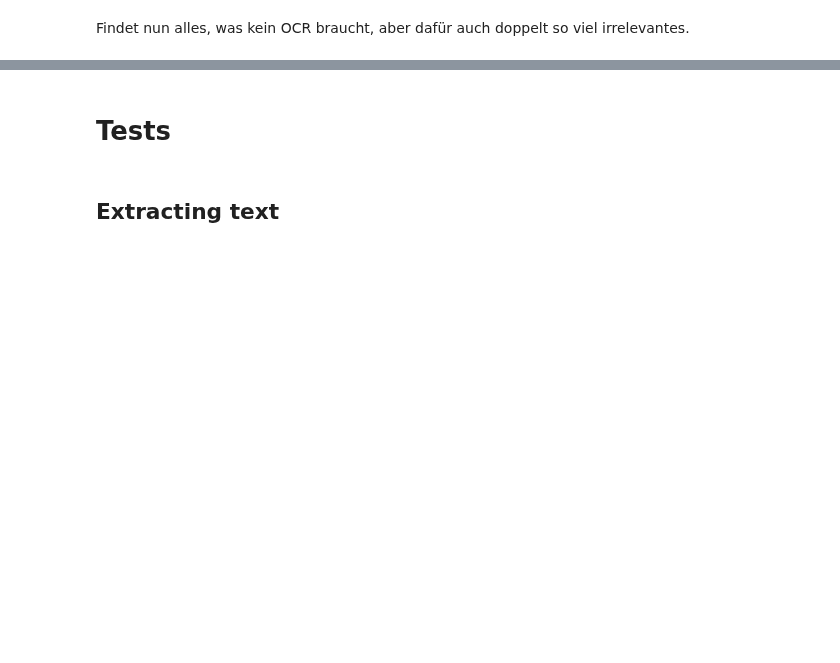
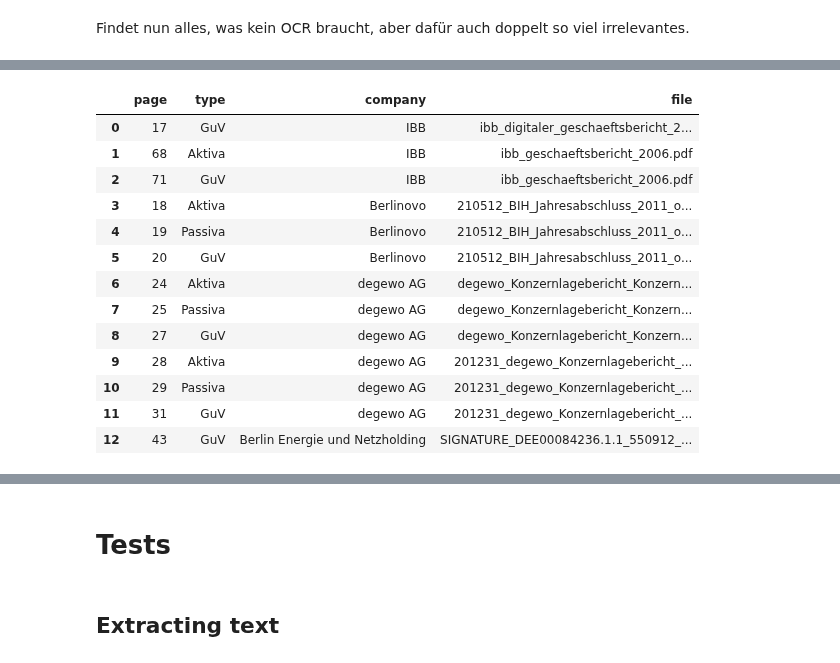
Before and after one commit to Famondir/Thesis, a Jupyter notebook: Python/page_detection_benchmark.ipynb, the cells around one changed output, grey strips where cells are left out. Drawn from its saved outputs; the diff is of its cells as text; code cells hidden in the pictures; blank space fills up the shorter version.

```diff
--- a/Python/page_detection_benchmark.ipynb
+++ b/Python/page_detection_benchmark.ipynb
@@ -397,0 +365,28 @@ Mit OCR und breitem Regex, könnenalle Seiten identifiziert werden. Es müssen d
+# %%
+# still not correct identified tables
+ben_df3['wrong'].drop(columns=['page_identified']).drop_duplicates().merge(
+    ben_df3['correct'].drop(columns=['page_identified']).drop_duplicates(),
+    on=['page', 'type', 'company', 'file'],
+    how='left',
+    indicator=True
+).query('_merge == "left_only"').drop(columns=['_merge']).merge(
+    ben_df3['missing'].drop(columns=['page_identified']).drop_duplicates(),
+    on=['page', 'type', 'company', 'file'],
+    how='left',
+    indicator=True
+).query('_merge == "left_only"').drop(columns=['_merge'])
+# %% [output]
+|  | page | type | company | file |
+| 0 | 17 | GuV | IBB | ibb_digitaler_geschaeftsbericht_2... |
+| 1 | 68 | Aktiva | IBB | ibb_geschaeftsbericht_2006.pdf |
+| 2 | 71 | GuV | IBB | ibb_geschaeftsbericht_2006.pdf |
+| 3 | 18 | Aktiva | Berlinovo | 210512_BIH_Jahresabschluss_2011_o... |
+| 4 | 19 | Passiva | Berlinovo | 210512_BIH_Jahresabschluss_2011_o... |
+| 5 | 20 | GuV | Berlinovo | 210512_BIH_Jahresabschluss_2011_o... |
+| 6 | 24 | Aktiva | degewo AG | degewo_Konzernlagebericht_Konzern... |
+| 7 | 25 | Passiva | degewo AG | degewo_Konzernlagebericht_Konzern... |
+| 8 | 27 | GuV | degewo AG | degewo_Konzernlagebericht_Konzern... |
+| 9 | 28 | Aktiva | degewo AG | 201231_degewo_Konzernlagebericht_... |
+| 10 | 29 | Passiva | degewo AG | 201231_degewo_Konzernlagebericht_... |
+| 11 | 31 | GuV | degewo AG | 201231_degewo_Konzernlagebericht_... |
+| 12 | 43 | GuV | Berlin Energie und Netzholding | SIGNATURE_DEE00084236.1.1_550912_... |
```
Also changed, not shown: parts of 21 cells of this notebook.
